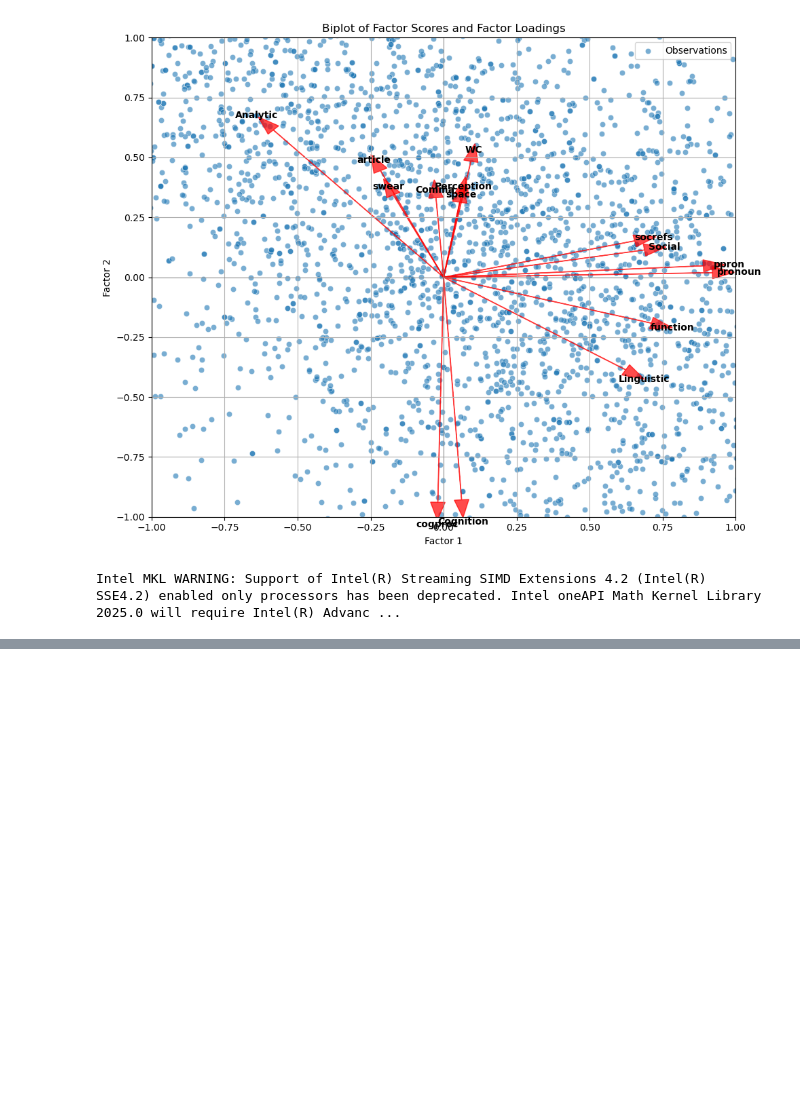
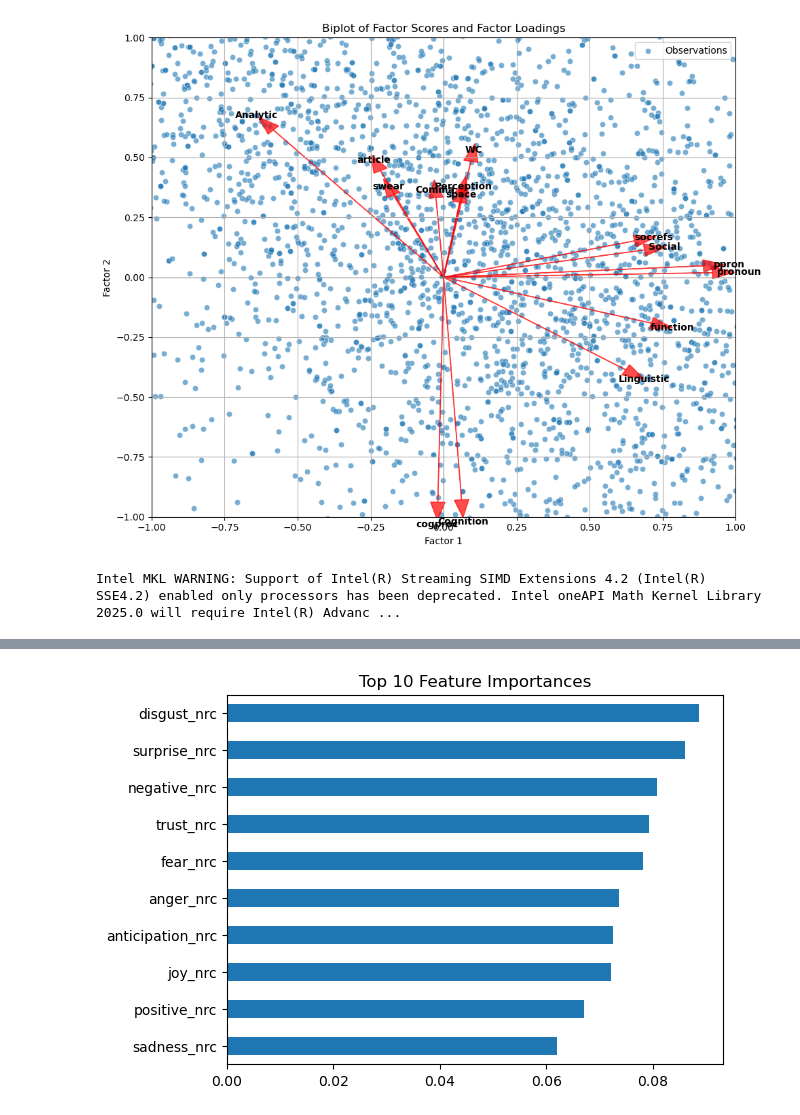
Before and after one commit to jmclip/pop_music, a Jupyter notebook: factors_draft.ipynb, the cells around one changed output, grey strips where cells are left out. Saved outputs shown, nothing was run; the diff lists cells and outputs as text; code cells hidden in the pictures; blank space fills up the shorter version.

```diff
--- a/factors_draft.ipynb
+++ b/factors_draft.ipynb
@@ -485,17 +541,29 @@ pop_clusters['cluster'] = clusters
 # %%
+pop_clusters = pd.read_csv('data/songs_expandedc_25_05_12.csv')
 from sklearn.ensemble import RandomForestClassifier
 from sklearn.model_selection import train_test_split
 from sklearn.metrics import classification_report
 
-X_train = df_with_clusters[feature_columns]  # e.g., original features
-y_train = df_with_clusters['cluster']
+keepers = ["function", "Cognition", "cogproc", "Linguistic", "WC","Comma", "swear","Analytic",
+"Social", "socrefs", "pronoun", "ppron", "space", "Perception", "article"]
+pop_clusters = pd.get_dummies(pop_clusters, columns=['emotion'], prefix='emotion')
+pop_clusters = pd.get_dummies(pop_clusters, columns=['artist'])
+pop_clusters= pop_clusters.dropna()
+drops = keepers + ['album','cluster', 'lyrics', 'song', 'Tone','lyrics-tokenized','emotion_scores_nrc', 'Factor 1', 'Factor 2']
+#X = pop_clusters.drop(columns=drops)       # Features (e.g. factor scores, PCA, etc.)
+X = pop_clusters[['surprise', 'joy', 'anger', 'neutral', 'sadness', 'fear', 'disgust', 'anger_nrc', 'fear_nrc', 'joy_nrc', 'sadness_nrc', 'surprise_nrc', 'disgust_nrc', 'trust_nrc', 'anticipation_nrc', 'negative_nrc', 'positive_nrc']]
+y = pop_clusters['cluster']
 
 
+# Split data into training and test sets
+X_train, X_test, y_train, y_test = train_test_split(X, y, test_size=0.2, random_state=13)
 
-X_tr, X_val, y_tr, y_val = train_test_split(X_train, y_train, test_size=0.2, random_state=42)
+# Train model
+clf = RandomForestClassifier(random_state=13)
+clf.fit(X_train, y_train)
 
-clf = RandomForestClassifier(random_state=42)
-clf.fit(X_tr, y_tr)
+# Predict on test set
+y_pred = clf.predict(X_test)
 
-y_pred = clf.predict(X_val)
-print(classification_report(y_val, y_pred))
+# Evaluate performance
+print(classification_report(y_test, y_pred))
@@ -501,0 +580,14 @@ print(classification_report(y_val, y_pred))
+# %%
+importances = clf.feature_importances_
+features = X_train.columns
+
+# Create a Series for easy visualization
+feat_importance = pd.Series(importances, index=features).sort_values(ascending=False)
+
+# Top 10 important features
+feat_importance.head(10).plot(kind='barh')
+plt.title("Top 10 Feature Importances")
+plt.gca().invert_yaxis()
+plt.show()
+# %% [output]
+[figure, added]
```
Also changed, not shown: parts of 14 cells of this notebook, 1 other file.
